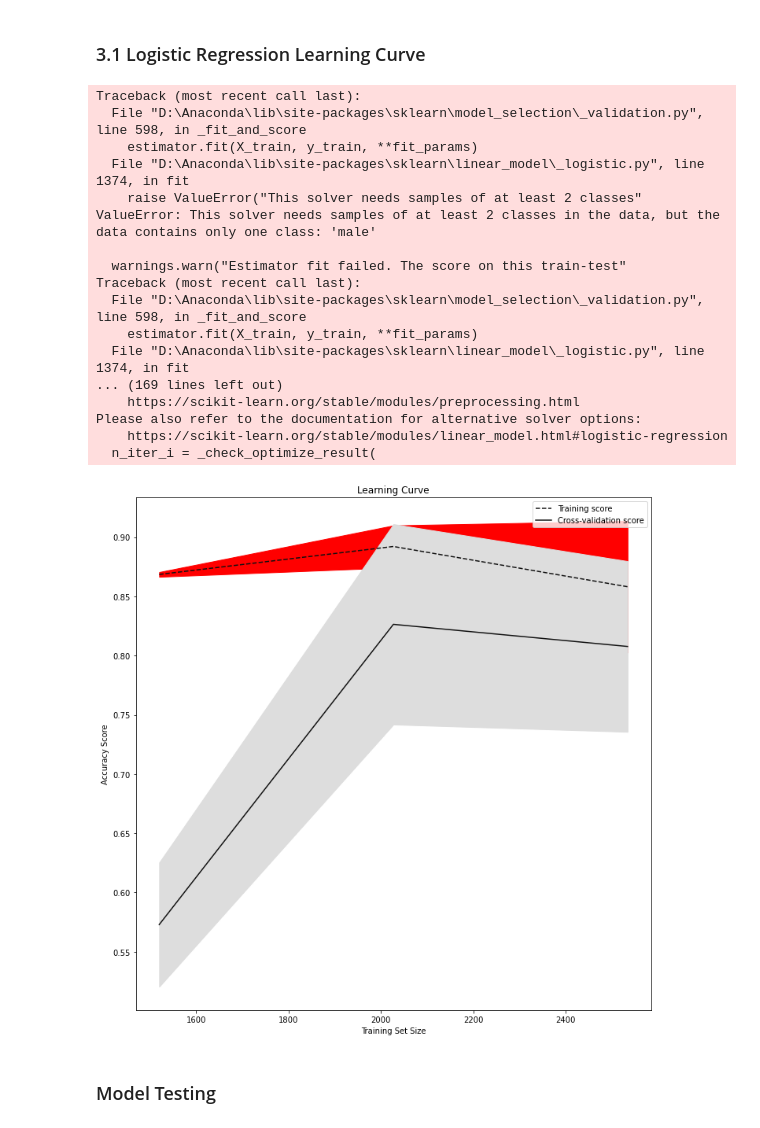
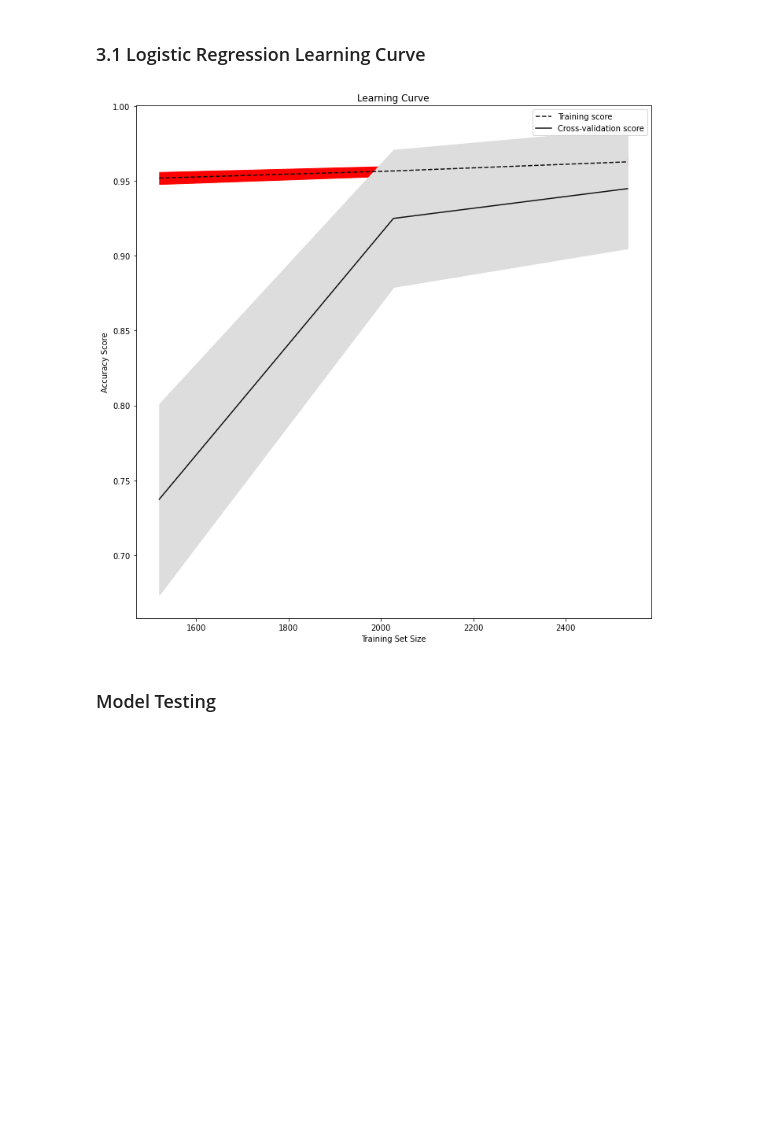
Before and after one commit to Popusa/gender-voice-classification, a Jupyter notebook: gender-voice-classification.ipynb, the cells around one changed output. Drawn from its saved outputs; the diff is of its cells as text; code cells hidden in the pictures; blank space fills up the shorter version.

Commit message:
updated learning curves and some model parameters for logistic reg

```diff
--- a/gender-voice-classification.ipynb
+++ b/gender-voice-classification.ipynb
@@ -423,7 +433,7 @@ plt.show()
 # %%
 from sklearn.linear_model import LogisticRegression
 # %%
-model = LogisticRegression()
+model = LogisticRegression(C = 9, solver='lbfgs', max_iter=1000)
 model = model.fit(x, y)
 
 model.score(x, y)
@@ -441,48 +444,32 @@ Please also refer to the documentation for alternative solver options:
 # %%
 train_sizes, train_scores, test_scores = learning_curve(
     estimator=model,
     X=x,
     y=y,
     cv=5,
     scoring="accuracy",
+    n_jobs=-1,
     train_sizes = [0.2,0.4,0.6,0.8,1],
 )
 train_mean = np.mean(train_scores, axis=1)
 train_std = np.std(train_scores, axis=1)
 
 test_mean = np.mean(test_scores, axis=1)
 test_std = np.std(test_scores, axis=1)
 
 plt.subplots(1, figsize=(10,10))
 plt.plot(train_sizes, train_mean, '--', color="#111111",  label="Training score")
 plt.plot(train_sizes, test_mean, color="#111111", label="Cross-validation score")
 
 plt.fill_between(train_sizes, train_mean - train_std, train_mean + train_std, color="r")
 plt.fill_between(train_sizes, test_mean - test_std, test_mean + test_std, color="#DDDDDD")
 
 plt.title("Learning Curve")
 plt.xlabel("Training Set Size"), plt.ylabel("Accuracy Score"), plt.legend(loc="best")
 plt.tight_layout()
 plt.show()
 # %% [output]
-Traceback (most recent call last):
-  File "D:\Anaconda\lib\site-packages\sklearn\model_selection\_validation.py", line 598, in _fit_and_score
-    estimator.fit(X_train, y_train, **fit_params)
-  File "D:\Anaconda\lib\site-packages\sklearn\linear_model\_logistic.py", line 1374, in fit
-    raise ValueError("This solver needs samples of at least 2 classes"
-ValueError: This solver needs samples of at least 2 classes in the data, but the data contains only one class: 'male'
-
-  warnings.warn("Estimator fit failed. The score on this train-test"
-Traceback (most recent call last):
-  File "D:\Anaconda\lib\site-packages\sklearn\model_selection\_validation.py", line 598, in _fit_and_score
-    estimator.fit(X_train, y_train, **fit_params)
-  File "D:\Anaconda\lib\site-packages\sklearn\linear_model\_logistic.py", line 1374, in fit
-... (169 lines left out)
-    https://scikit-learn.org/stable/modules/preprocessing.html
-Please also refer to the documentation for alternative solver options:
-    https://scikit-learn.org/stable/modules/linear_model.html#logistic-regression
-  n_iter_i = _check_optimize_result(
-[figure, old version]
+[figure, new version]
 # %% [markdown]
 ### Model Testing
 # %% [markdown]
```
Also changed, not shown: parts of 12 cells of this notebook.
